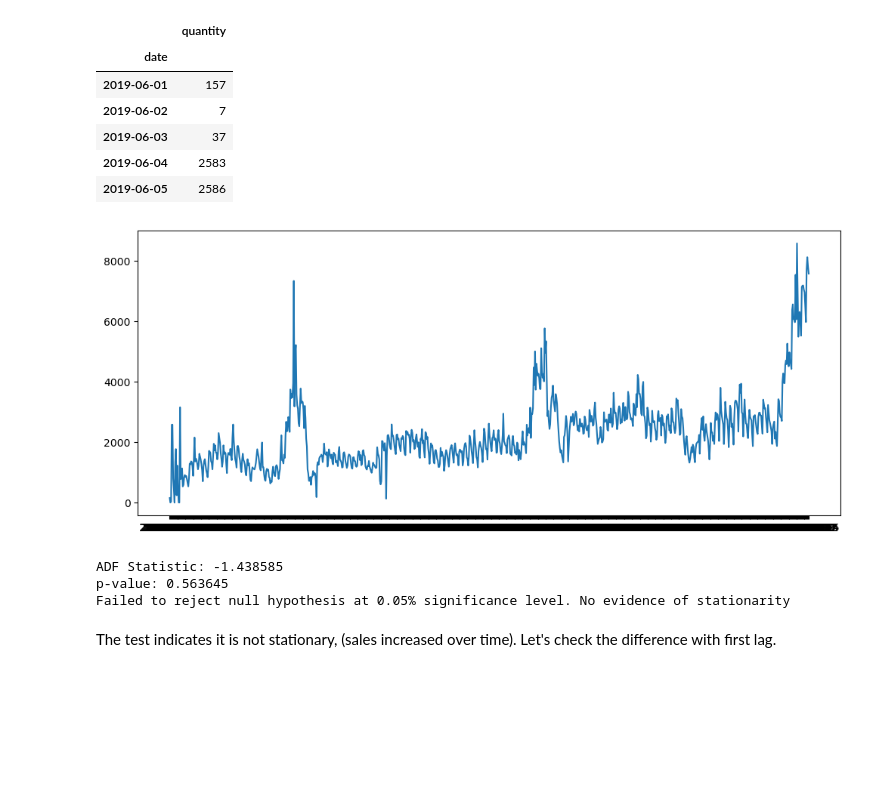
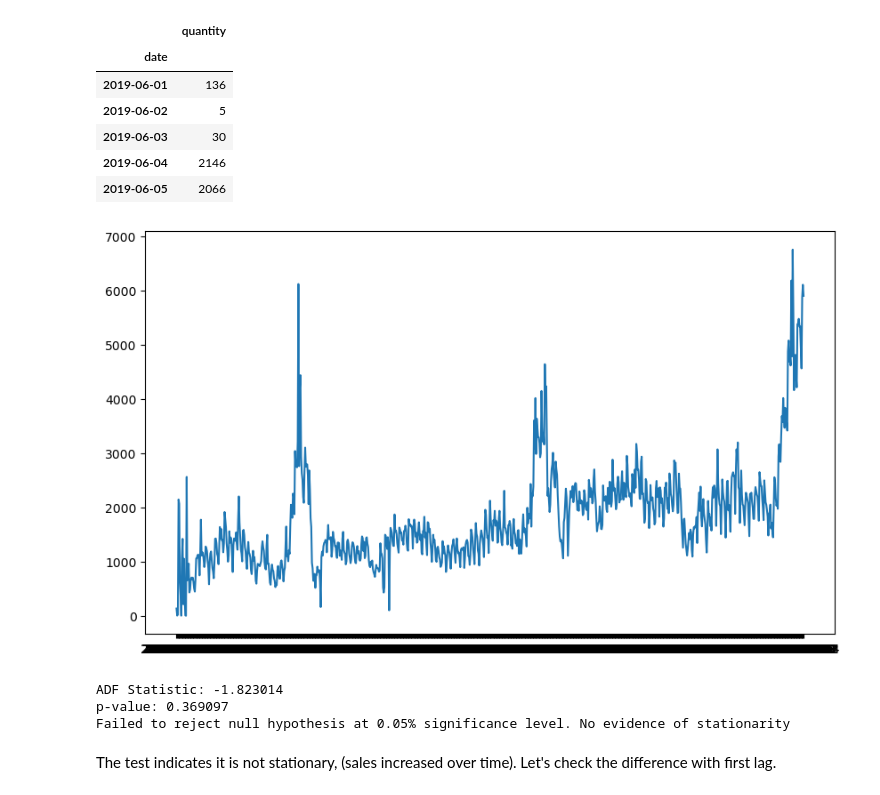
Before and after one commit to joao-l-rossi/E-commerce-Demand-Prediction, a Jupyter notebook: Model_selection/ModelSelection_ARIMA.ipynb, the cells around one changed output. Drawn from its saved outputs; the diff is of its cells as text; code cells hidden in the pictures; blank space fills up the shorter version.

```diff
--- a/Model_selection/ModelSelection_ARIMA.ipynb
+++ b/Model_selection/ModelSelection_ARIMA.ipynb
@@ -10,7 +10,7 @@ register_matplotlib_converters()
 import warnings
 warnings.filterwarnings("ignore")
 # %%
-df = pd.read_csv("Daily_running_shoes.csv", index_col = "date")
+df = pd.read_csv("Daily_all.csv", index_col = "date")
 # %%
 test_size = 30
 split_point = int(df.shape[0]-test_size)
@@ -25,19 +25,19 @@ df_train.head()
 # %% [output]
 |  | quantity |
 | date |  |
-| 2019-06-01 | 157 |
-| 2019-06-02 | 7 |
-| 2019-06-03 | 37 |
-| 2019-06-04 | 2583 |
-| 2019-06-05 | 2586 |
+| 2019-06-01 | 136 |
+| 2019-06-02 | 5 |
+| 2019-06-03 | 30 |
+| 2019-06-04 | 2146 |
+| 2019-06-05 | 2066 |
 # %%
-plt.figure(figsize=(12,5), dpi=100)
-plt.locator_params(axis="x", nbins=12)
+plt.figure(figsize=(10,6), dpi=100)
+plt.locator_params(axis="x",nbins=10)
 plt.plot(df_train)
 
 plt.show()
 # %% [output]
-[figure, old version]
+[figure, new version]
 # %%
 def ADF_Stationarity_Test(timeseries, significance_level = 0.05):
     """
@@ -54,8 +54,8 @@ def ADF_Stationarity_Test(timeseries, significance_level = 0.05):
 # %%
 ADF_Stationarity_Test(df_train)
 # %% [output]
-ADF Statistic: -1.438585
-p-value: 0.563645
+ADF Statistic: -1.823014
+p-value: 0.369097
 Failed to reject null hypothesis at 0.05% significance level. No evidence of stationarity
 # %% [markdown]
 The test indicates it is not stationary, (sales increased over time). Let's check the difference with first lag.
```
Also changed, not shown: parts of 14 cells of this notebook, 16 other files.
